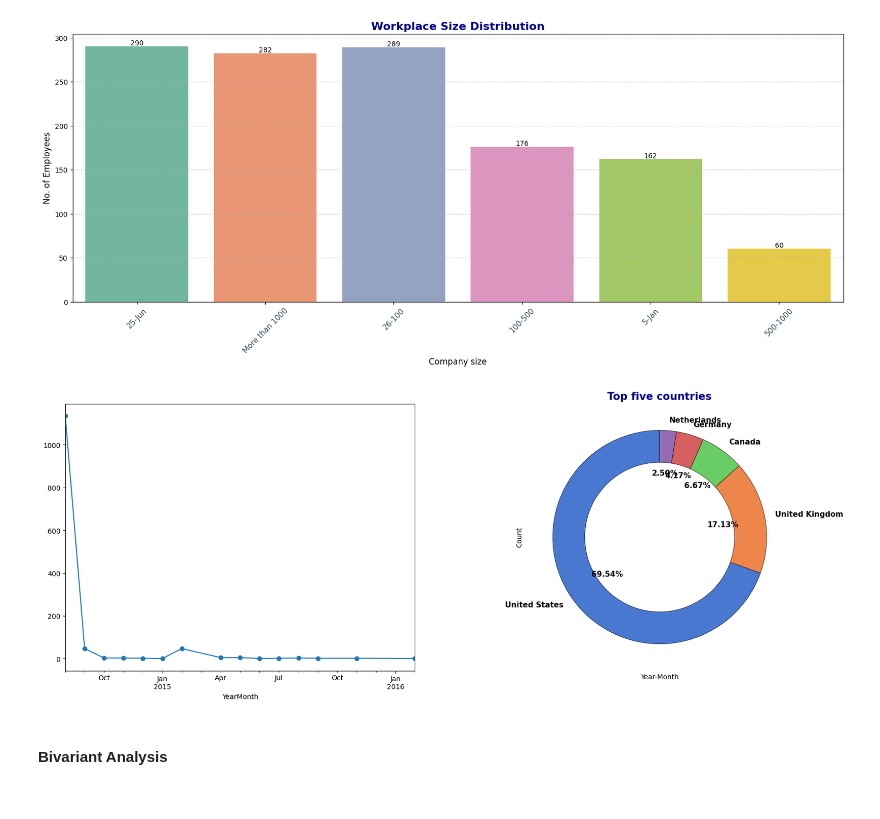
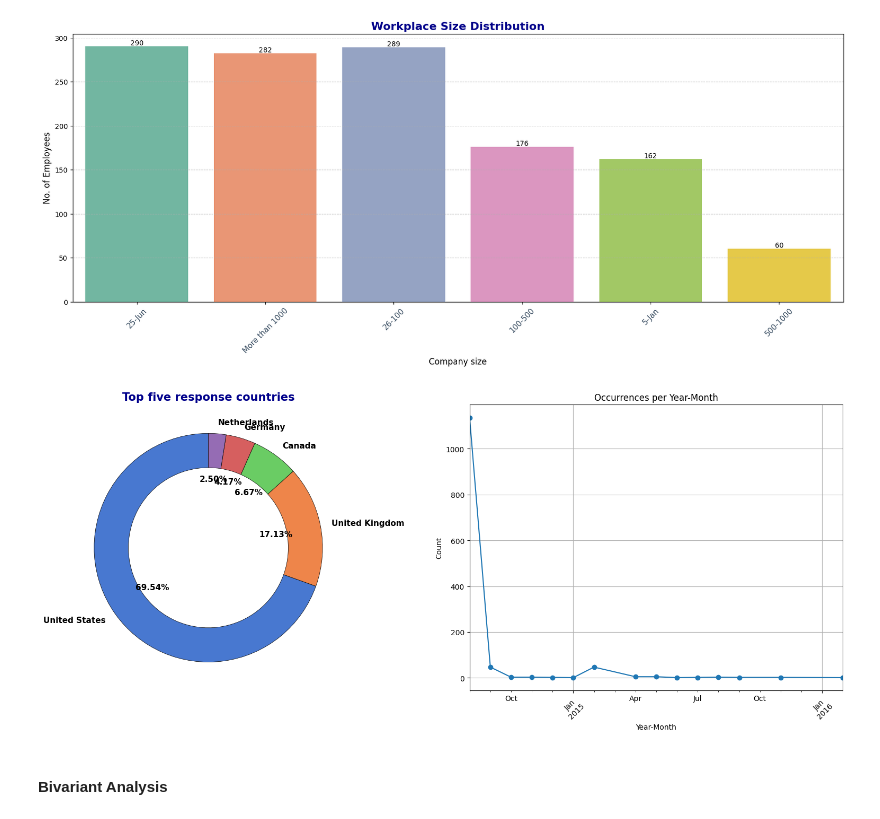
Before and after one commit to guavacoderepo/SOFT40161-COURSE-WORK, a Jupyter notebook: NTU_N1280799_SOFT40161_2.ipynb, the cells around one changed output. Cells and saved outputs as stored; diff of their text form; code cells hidden in the pictures.

```diff
--- a/NTU_N1280799_SOFT40161_2.ipynb
+++ b/NTU_N1280799_SOFT40161_2.ipynb
@@ -427,22 +427,22 @@ plt.ylabel('No. of Employees', fontsize=12);
 # %%
 fig, (ax1, ax2) = plt.subplots(1, 2)
 # Distribution of the how individuals response to the survey
 duration_value = df.groupby('YearMonth')['YearMonth'].value_counts()
 
-duration_value.plot(kind='line', marker='o', ax=ax1)
+duration_value.plot(kind='line', marker='o', ax=ax2)
 plt.title('Occurrences per Year-Month')
 plt.xlabel('Year-Month')
 plt.ylabel('Count')
 plt.xticks(rotation=45)
 plt.grid(True)
 
 # top five countries chart
 values = df['Country'].value_counts().head(5)
 labels = values.index
 
-plot_doughnut_chart(values, labels,"Top five countries", ax=ax2)
+plot_doughnut_chart(values, labels,"Top five response countries", ax=ax1)
 # %% [output]
-[figure, old version]
+[figure, new version]
 # %% [markdown]
 #### Bivariant Analysis
 # %%
```
Also changed, not shown: parts of 3 cells of this notebook.
